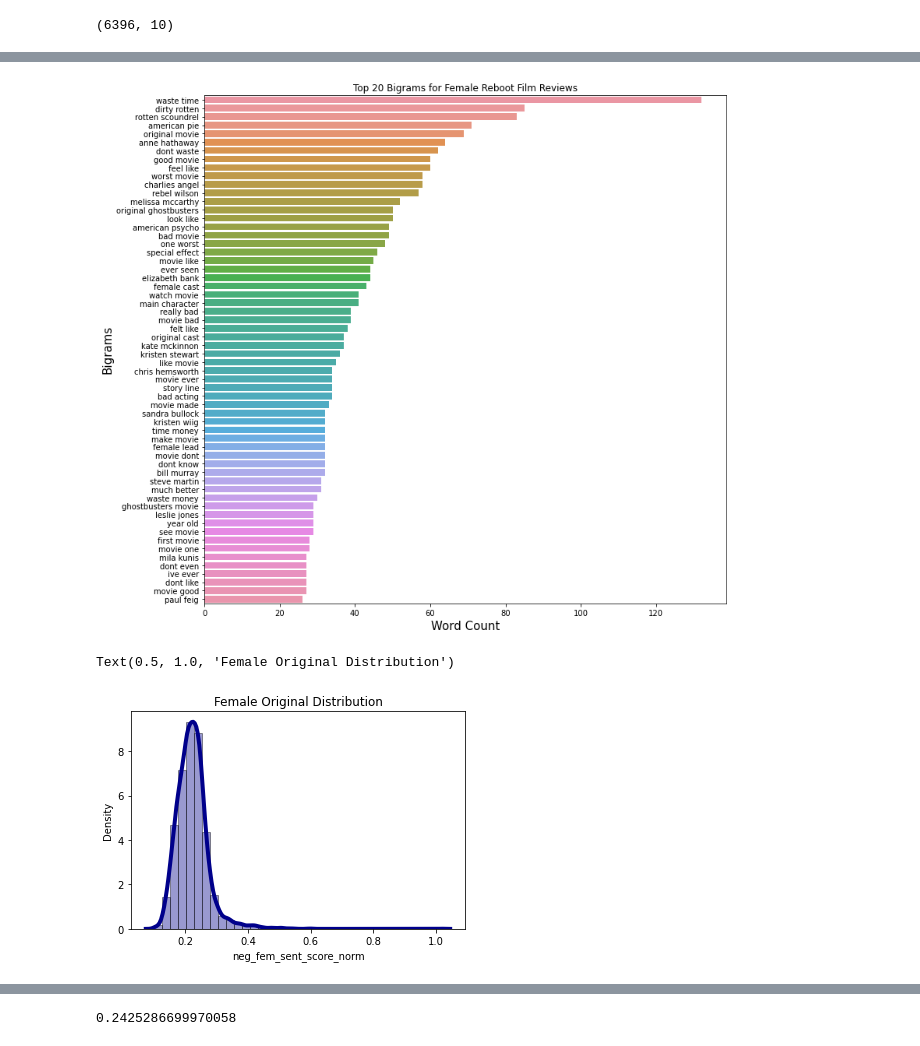
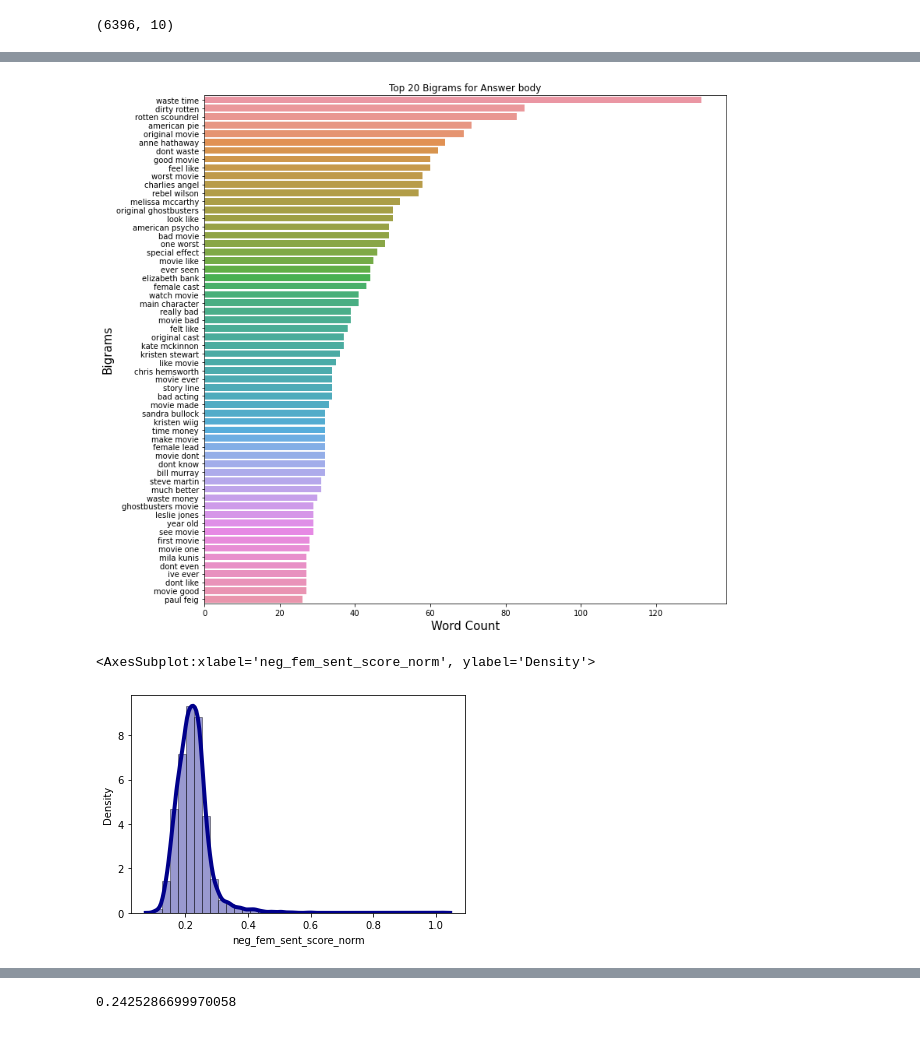
Before and after one commit to ftanveer/Feminism-Sentiment-Analysis, a Jupyter notebook: Female Reboot vs Non_Reboot 2.ipynb, the cells around one changed output, grey strips where cells are left out. Saved outputs shown, nothing was run; the diff lists cells and outputs as text; code cells hidden in the pictures.

```diff
--- a/Female Reboot vs Non_Reboot 2.ipynb
+++ b/Female Reboot vs Non_Reboot 2.ipynb
@@ -931,20 +931,18 @@ plt.figure(figsize=(12,12))
 sns.barplot(ans_bigram["wordcount"],ans_bigram["word"])
 plt.xlabel("Word Count", fontsize=15)
 plt.ylabel("Bigrams", fontsize=15)
-plt.title("Top 20 Bigrams for Female Reboot Film Reviews")
+plt.title("Top 20 Bigrams for Answer body")
 plt.show()
 # %% [output]
-[figure, old version]
+[figure, new version]
 # %%
 sns.distplot(df_3_fc['neg_fem_sent_score_norm'], hist=True, kde=True,
              bins=int(180/5), color = 'darkblue',
              hist_kws={'edgecolor':'black'},
              kde_kws={'linewidth': 4})
-
-plt.title("Female Original Distribution")
 # %% [output]
-Text(0.5, 1.0, 'Female Original Distribution')
+<AxesSubplot:xlabel='neg_fem_sent_score_norm', ylabel='Density'>
-[figure, old version]
+[figure, new version]
 # %%
 sns.distplot(df_3_fr['neg_fem_sent_score_norm'], hist=True, kde=True,
              bins=int(180/5), color = 'darkblue',
```
Also changed, not shown: parts of 20 cells of this notebook.
